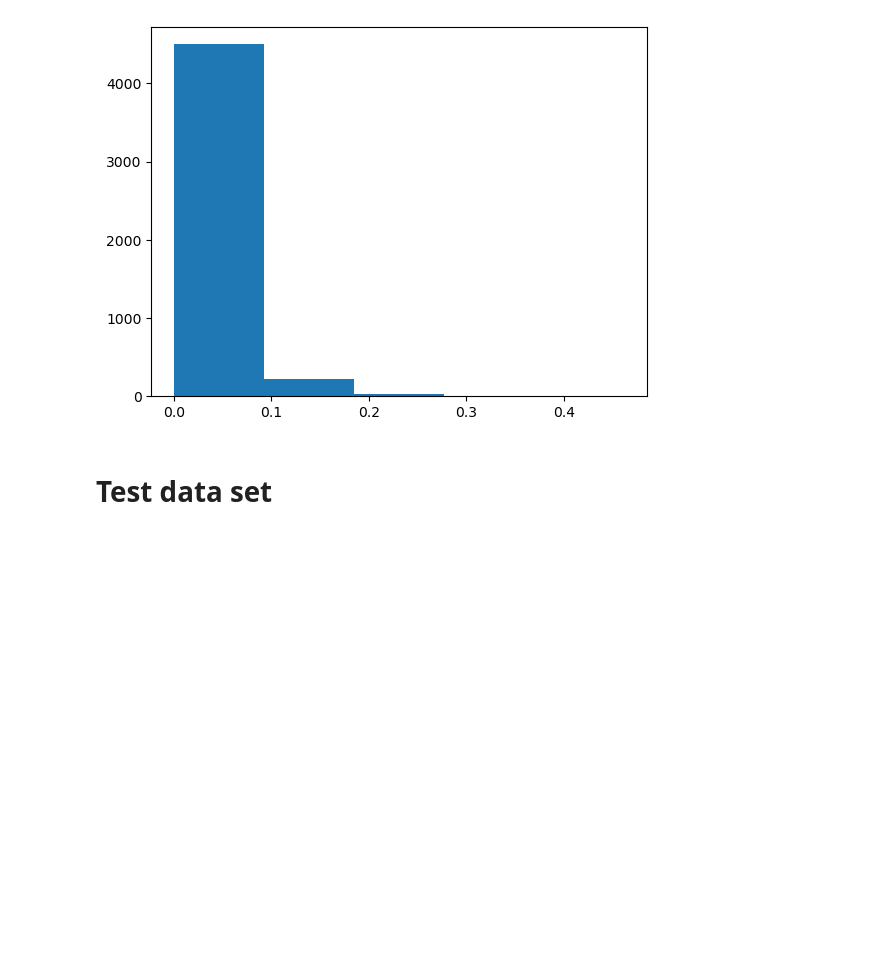
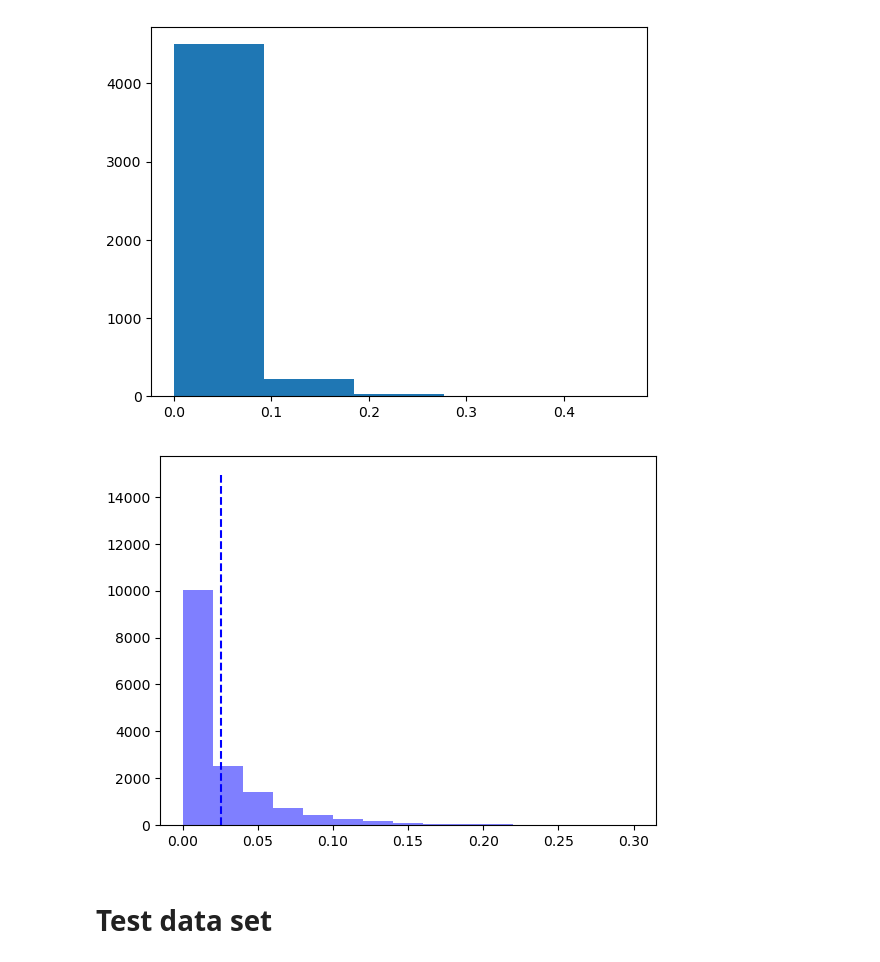
Before and after one commit to TimEngelmann/future-deforestation, a Jupyter notebook: notebooks/data_splitting.ipynb, the cells around one changed output. Saved outputs shown, nothing was run; the diff lists cells and outputs as text; code cells hidden in the pictures; blank space fills up the shorter version.

```diff
--- a/notebooks/data_splitting.ipynb
+++ b/notebooks/data_splitting.ipynb
@@ -392,6 +392,16 @@ plt.show()
 [4.501e+03 2.150e+02 3.500e+01 7.000e+00 3.000e+00]
 1284
 [figure]
+# %%
+all_points = np.vstack([train_data_points, val_data_points, dropped_data_points])
+targets = all_points[:,-1]
+plt.hist(targets, alpha=0.5, bins=np.linspace(0,0.3,16), color='blue')
+plt.vlines(targets.mean(), 0, 15000, color='blue', linestyles='--')
+# plt.hist(predictions, alpha=0.5, bins=np.linspace(0,0.3,16), color='orange')
+# plt.vlines(predictions.mean(), 0, 15000, color='orange', linestyles='--')
+plt.show()
+# %% [output]
+[figure, added]
 # %% [markdown]
 # Test data set
 # %%
```
Also changed, not shown: parts of 2 cells of this notebook, 1 other file.
